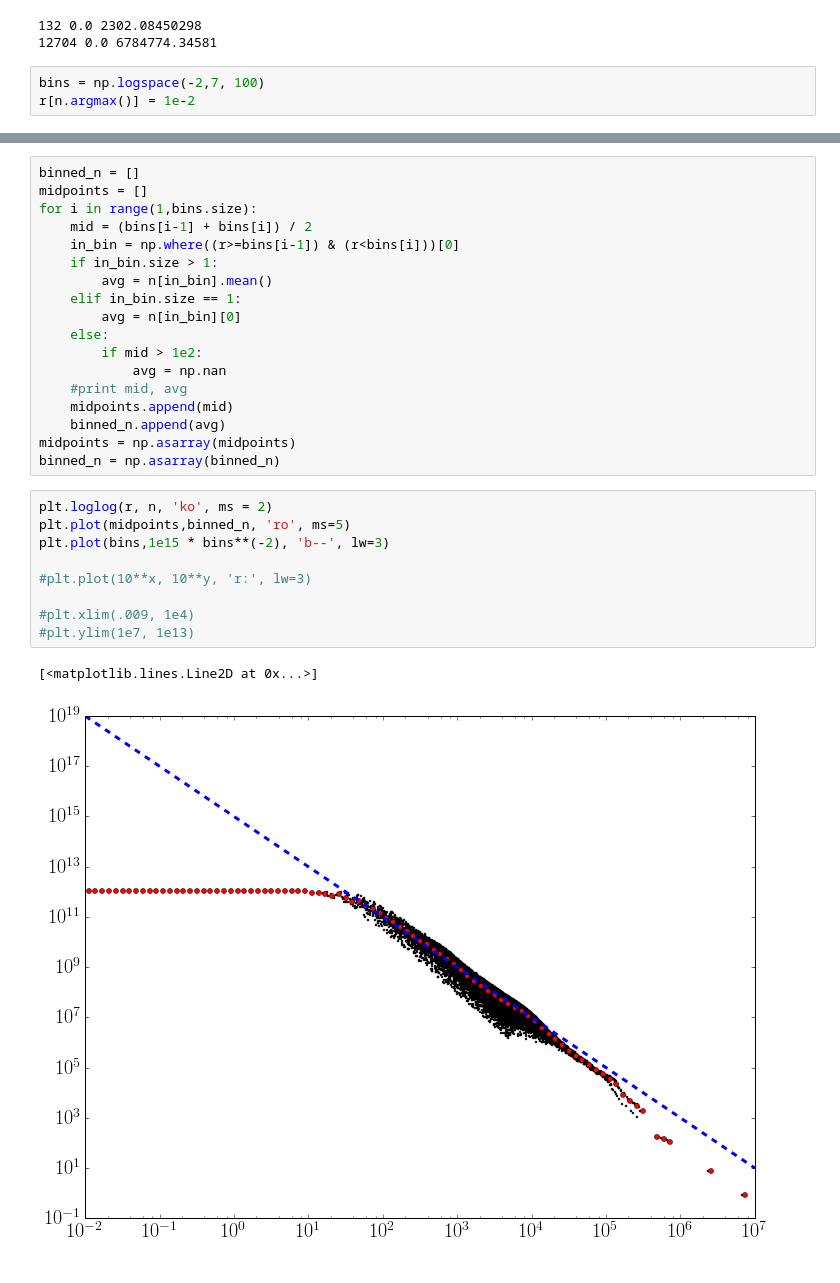
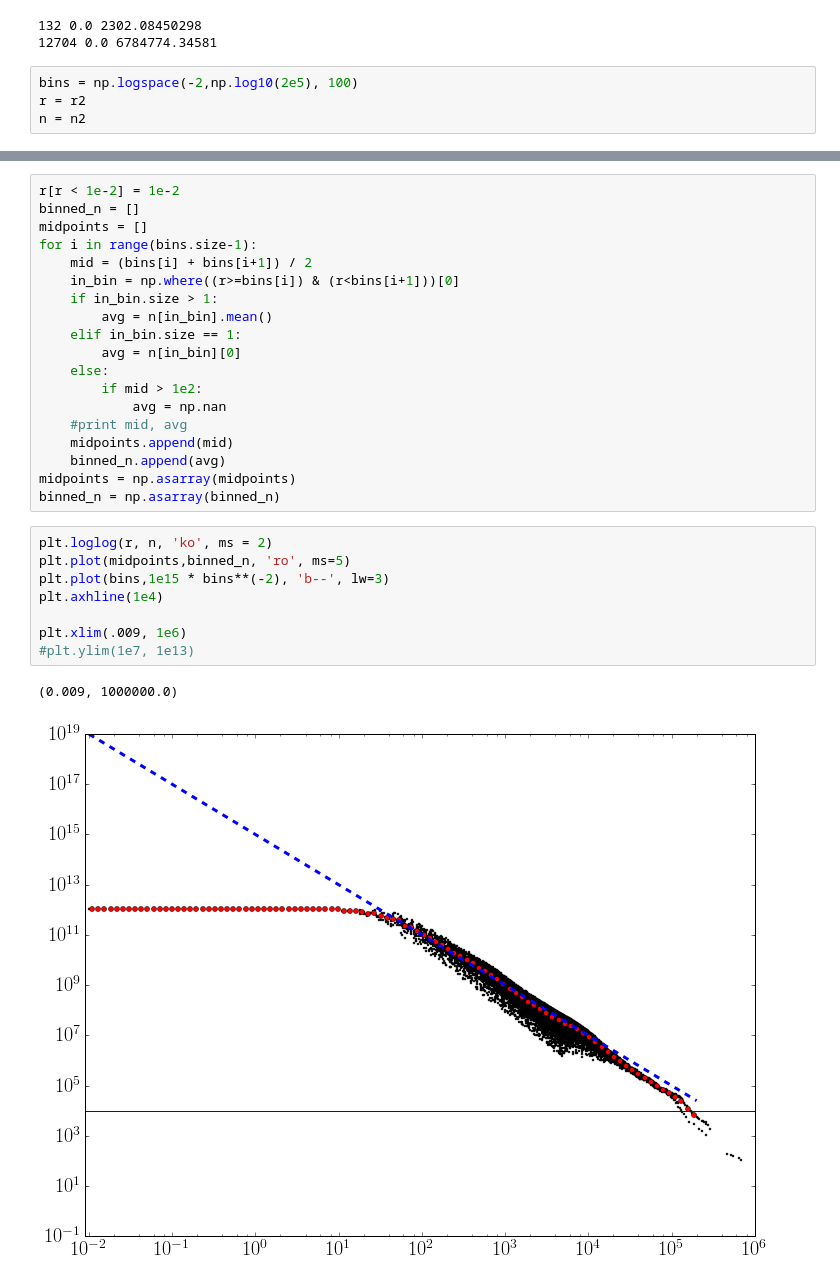
Before and after one commit to hummel/xray_notebooks, a Jupyter notebook: Column Density.ipynb, the cells around one changed output, grey strips where cells are left out. Cells and saved outputs as stored; diff of their text form.

```diff
--- a/Column Density.ipynb
+++ b/Column Density.ipynb
@@ -43,5 +43,6 @@ print r2.size, r2.min(), r2.max()
 132 0.0 2302.08450298
 12704 0.0 6784774.34581
 # %%
-bins = np.logspace(-2,7, 100)
-r[n.argmax()] = 1e-2
+bins = np.logspace(-2,np.log10(2e5), 100)
+r = r2
+n = n2
@@ -63,9 +53,10 @@ plt.ylim(1e7, 1e13)
 # %%
+r[r < 1e-2] = 1e-2
 binned_n = []
 midpoints = []
-for i in range(1,bins.size):
-    mid = (bins[i-1] + bins[i]) / 2
-    in_bin = np.where((r>=bins[i-1]) & (r<bins[i]))[0]
+for i in range(bins.size-1):
+    mid = (bins[i] + bins[i+1]) / 2
+    in_bin = np.where((r>=bins[i]) & (r<bins[i+1]))[0]
     if in_bin.size > 1:
         avg = n[in_bin].mean()
     elif in_bin.size == 1:
@@ -81,12 +72,11 @@ binned_n = np.asarray(binned_n)
 # %%
 plt.loglog(r, n, 'ko', ms = 2)
 plt.plot(midpoints,binned_n, 'ro', ms=5)
 plt.plot(bins,1e15 * bins**(-2), 'b--', lw=3)
+plt.axhline(1e4)
 
-#plt.plot(10**x, 10**y, 'r:', lw=3)
-
-#plt.xlim(.009, 1e4)
+plt.xlim(.009, 1e6)
 #plt.ylim(1e7, 1e13)
 # %% [output]
-[<matplotlib.lines.Line2D at 0x...>]
+(0.009, 1000000.0)
-[figure, old version]
+[figure, new version]
```
Also changed, not shown: parts of 14 cells of this notebook.
